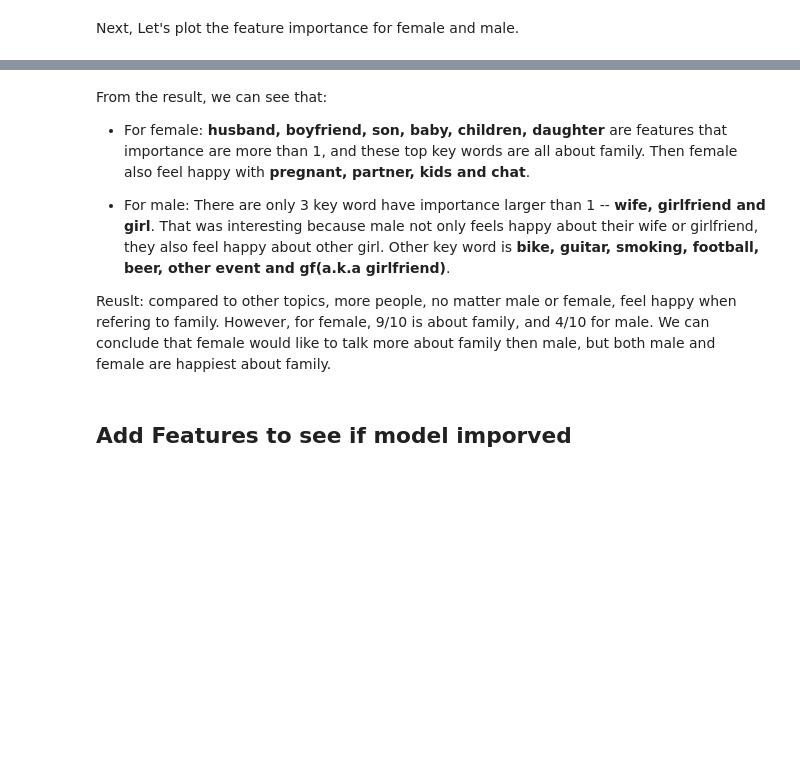
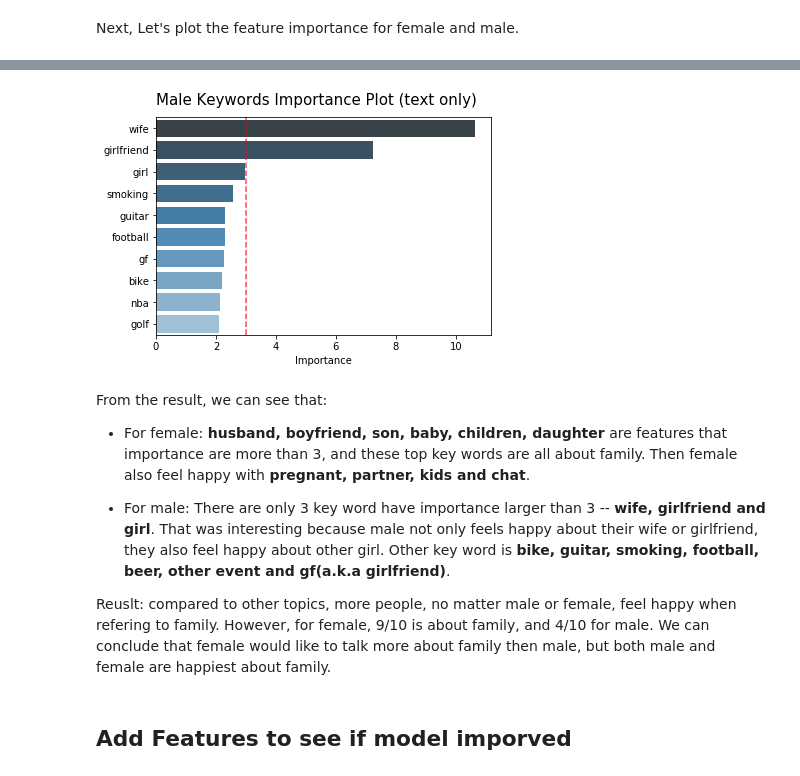
Before and after one commit to TZstatsADS/Spring2019-Proj1-LalaFat, a Jupyter notebook: doc/Happy_moment.ipynb, the cells around one changed output, grey strips where cells are left out. Drawn from its saved outputs; the diff is of its cells as text; code cells hidden in the pictures; blank space fills up the shorter version.

```diff
--- a/doc/Happy_moment.ipynb
+++ b/doc/Happy_moment.ipynb
@@ -256,7 +244,7 @@ ax = sns.barplot(Male['Importance'],Male.index,palette="Blues_d")
 ax.set_xlabel('Importance')
 ax.set_yticklabels(ax.get_yticklabels())
 ax.set_ylabel('')
-ax.set_title('Male Key Words Importance Plot (text only)',
+ax.set_title('Male Keywords Importance Plot (text only)',
              loc = 'left', fontsize = 15,y = 1.03);
-plt.axvline(1,color = 'red',linestyle='--',alpha = 0.7);
+plt.axvline(3,color = 'red',linestyle='--',alpha = 0.7);
 # %% [output]
@@ -265,9 +251,10 @@ plt.axvline(1,color = 'red',linestyle='--',alpha = 0.7);
+[figure, added]
 # %% [markdown]
 From the result, we can see that:
 
-- For female: **husband, boyfriend, son, baby, children, daughter** are features that importance are more than 1, and these top key words are all about family. Then female also feel happy with **pregnant, partner, kids and chat**.
+- For female: **husband, boyfriend, son, baby, children, daughter** are features that importance are more than 3, and these top key words are all about family. Then female also feel happy with **pregnant, partner, kids and chat**.
 
-- For male: There are only 3 key word have importance larger than 1 -- **wife, girlfriend and girl**. That was interesting because male not only feels happy about their wife or girlfriend, they also feel happy about other girl. Other key word is **bike, guitar, smoking, football, beer, other event and gf(a.k.a girlfriend)**.
+- For male: There are only 3 key word have importance larger than 3 -- **wife, girlfriend and girl**. That was interesting because male not only feels happy about their wife or girlfriend, they also feel happy about other girl. Other key word is **bike, guitar, smoking, football, beer, other event and gf(a.k.a girlfriend)**.
 
 Reuslt: compared to other topics, more people, no matter male or female, feel happy when refering to family. However, for female, 9/10 is about family, and 4/10 for male. We can conclude that female would like to talk more about family then male, but both male and female are happiest about family.
 # %%
```
Also changed, not shown: parts of 14 cells of this notebook.
